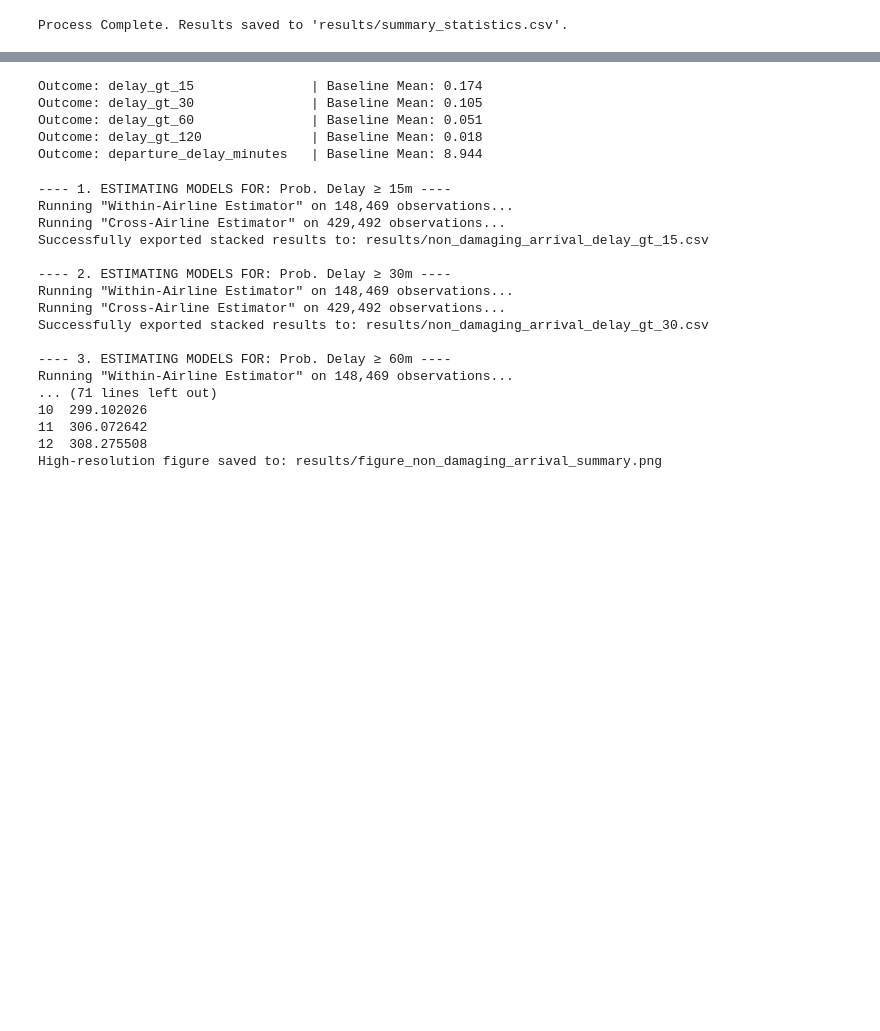
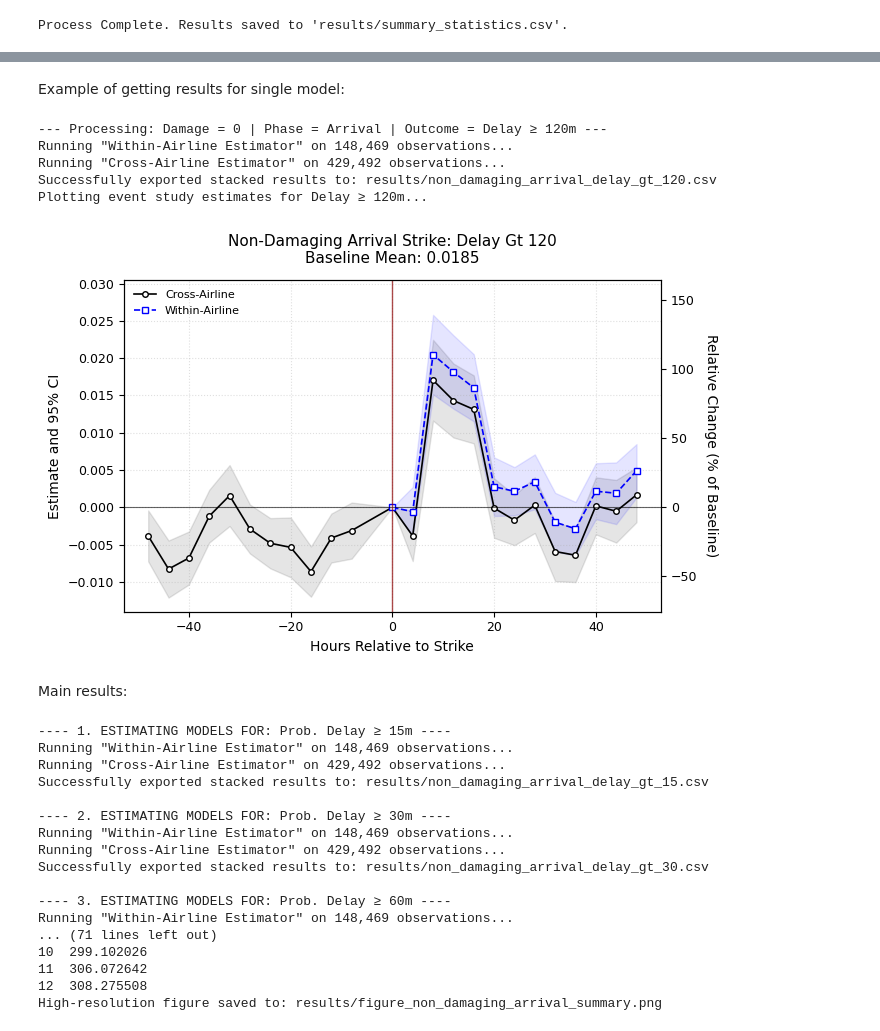
Before and after one commit to levialtringer/wildlife_strike_network_effects, a Jupyter notebook: main_analysis.ipynb, the cells around one changed output, grey strips where cells are left out. Cells and saved outputs as stored; diff of their text form; code cells hidden in the pictures; blank space fills up the shorter version.

Commit message:
main results update

```diff
--- a/02_modeling_tables_and_figures.ipynb
+++ b/main_analysis.ipynb
@@ -635,19 +1074,0 @@ def get_single_event_study_results(damage, arrival_departure, dv):
-# %%
-# Define the mask once
-baseline_mask = (
-    (master_df['is_strike_airline'] == 1) &
-    (master_df['strike_damage'] == 1) &
-    (master_df['strike_arrival_departure'] == "Arrival") &
-    (master_df['hours_from_strike'] < 0)
-)
-
-# Loop through each outcome and print the formatted mean
-for outcome in OUTCOMES:
-    baseline_mean = master_df[baseline_mask][outcome].mean()
-    print(f"Outcome: {outcome:<25} | Baseline Mean: {baseline_mean:.3f}")
-# %% [output]
-Outcome: delay_gt_15               | Baseline Mean: 0.174
-Outcome: delay_gt_30               | Baseline Mean: 0.105
-Outcome: delay_gt_60               | Baseline Mean: 0.051
-Outcome: delay_gt_120              | Baseline Mean: 0.018
-Outcome: departure_delay_minutes   | Baseline Mean: 8.944
@@ -971 +1075,14 @@ def plot_actual_vs_placebo_comparison(actual_csv, placebo_csv, master_df, damage
+# %% [markdown]
+Example of getting results for single model:
+# %%
+get_single_event_study_results(data_df=master_df, damage=0, arrival_departure='Arrival', dv='delay_gt_120')
+# %% [output]
+--- Processing: Damage = 0 | Phase = Arrival | Outcome = Delay ≥ 120m ---
+Running "Within-Airline Estimator" on 148,469 observations...
+Running "Cross-Airline Estimator" on 429,492 observations...
+Successfully exported stacked results to: results/non_damaging_arrival_delay_gt_120.csv
+Plotting event study estimates for Delay ≥ 120m...
+[figure, added]
+# %% [markdown]
+Main results:
 # %%
```
Also changed, not shown: parts of 36 cells of this notebook.
